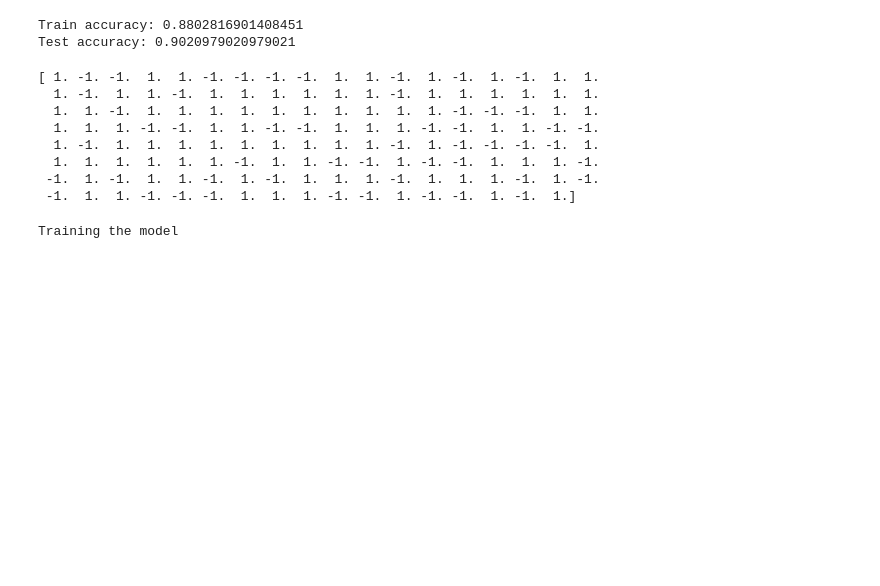
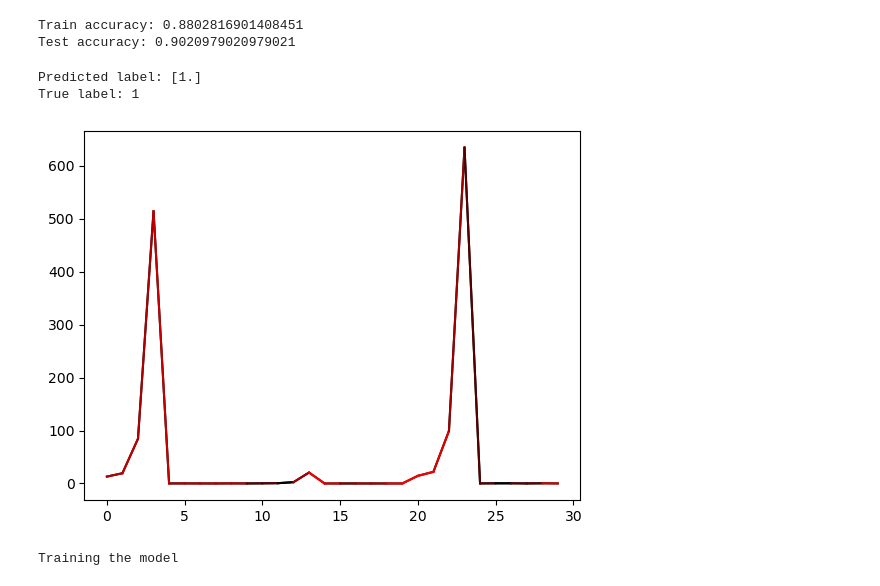
Before and after one commit to MelvinGode/Interpretable-TimeSeries-Classification, a Jupyter notebook: TSC.ipynb, the cells around one changed output. Drawn from its saved outputs; the diff is of its cells as text; code cells hidden in the pictures; blank space fills up the shorter version.

Commit message:
Starting to make interpretability plots

```diff
--- a/TSC.ipynb
+++ b/TSC.ipynb
@@ -483,14 +483,3 @@ Gradient Upper bounds : []
 [figure]
 Train accuracy: 0.8802816901408451
 Test accuracy: 0.9020979020979021
-# %%
-print(seql.predict(cancer_sax_test))
-# %% [output]
-[ 1. -1. -1.  1.  1. -1. -1. -1. -1.  1.  1. -1.  1. -1.  1. -1.  1.  1.
-  1. -1.  1.  1. -1.  1.  1.  1.  1.  1.  1. -1.  1.  1.  1.  1.  1.  1.
-  1.  1. -1.  1.  1.  1.  1.  1.  1.  1.  1.  1.  1. -1. -1. -1.  1.  1.
-  1.  1.  1. -1. -1.  1.  1. -1. -1.  1.  1.  1. -1. -1.  1.  1. -1. -1.
-  1. -1.  1.  1.  1.  1.  1.  1.  1.  1.  1. -1.  1. -1. -1. -1. -1.  1.
-  1.  1.  1.  1.  1.  1. -1.  1.  1. -1. -1.  1. -1. -1.  1.  1.  1. -1.
- -1.  1. -1.  1.  1. -1.  1. -1.  1.  1.  1. -1.  1.  1.  1. -1.  1. -1.
- -1.  1.  1. -1. -1. -1.  1.  1.  1. -1. -1.  1. -1. -1.  1. -1.  1.]
@@ -497,3 +492,38 @@ print(seql.predict(cancer_sax_test))
+# %%
+important_subseq_indices = np.where(abs(seql.beta) > 1e-5)[0]
+important_subseqs = np.array(seql.index_to_feature)[important_subseq_indices]
+
+select_index = 69
+ts = X_test[select_index]
+saxed = cancer_sax_test[select_index]
+
+highlights = np.zeros(len(ts))
+for i, subseq in enumerate(important_subseqs):
+    start = saxed.find(subseq)
+    while start >= 0:
+        end = start + len(subseq)
+        highlights[start:end] += seql.beta[important_subseq_indices[i]] / len(subseq)
+        start = saxed.find(subseq, end)
+
+# Normalize highlights to be between 0 and 1
+highlights = (highlights - np.min(highlights)) / (np.max(highlights) - np.min(highlights))
+
+hues=[]
+for i in highlights:
+    r = max(i,0)
+    g = 0
+    b = max(-i,0)
+    hues.append((r,g,b))
+
+print("Predicted label:", seql.predict([saxed]))
+print("True label:", y_test[select_index])
+plt.plot(ts, color="black")
+for i in range(len(ts)-1):
+    plt.plot([i,i+1], [ts[i], ts[i+1]], color=hues[i])
+# %% [output]
+Predicted label: [1.]
+True label: 1
+[figure, added]
 # %%
 train_sax = np.array([SAX_window(ts, w=16, alpha=4, l = int(0.2*len(ts))+1 ) for ts in train['Music']])
 train_labels = np.array(train['Genre'])
```
Also changed, not shown: parts of 1 cell of this notebook.
